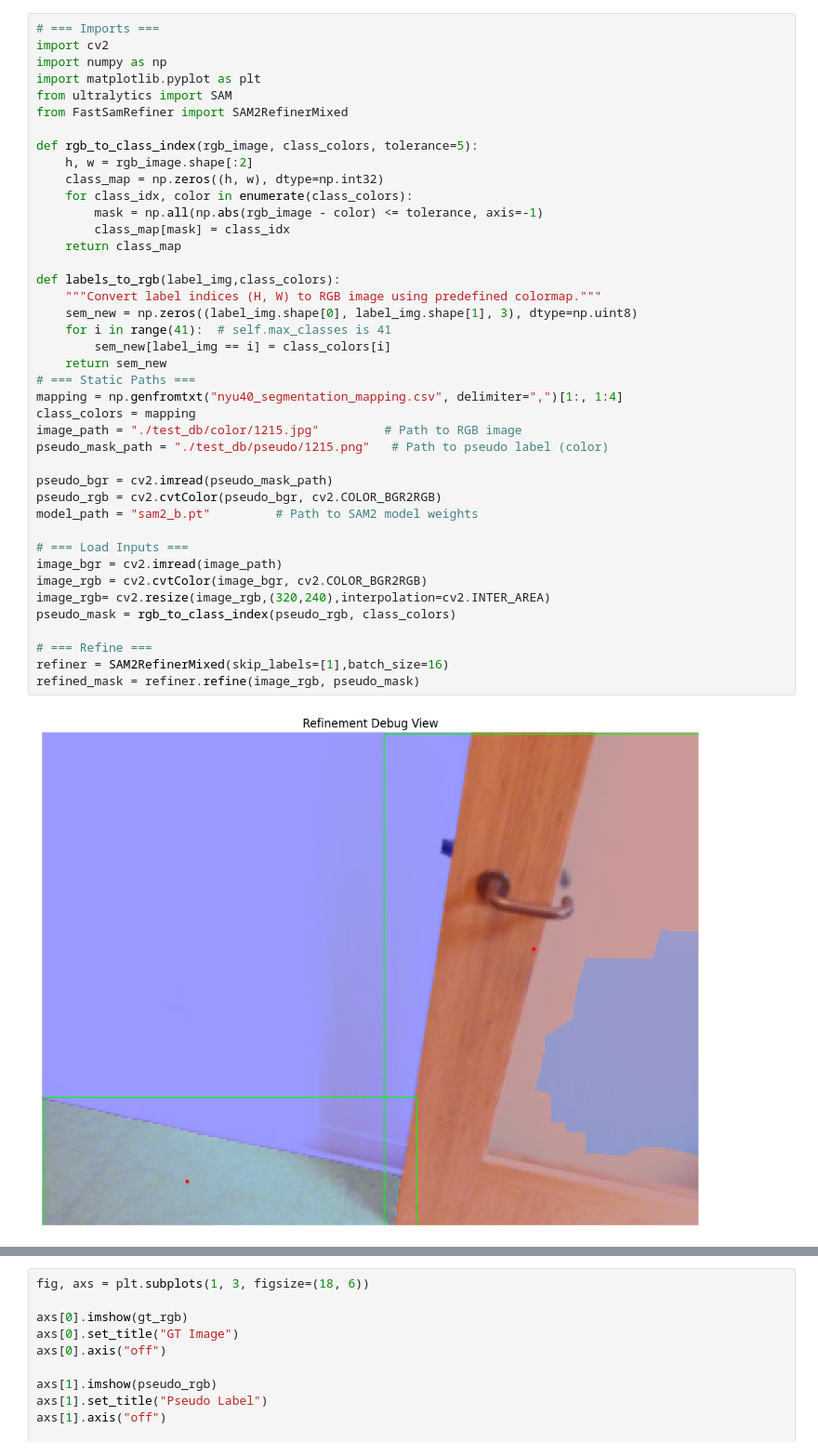
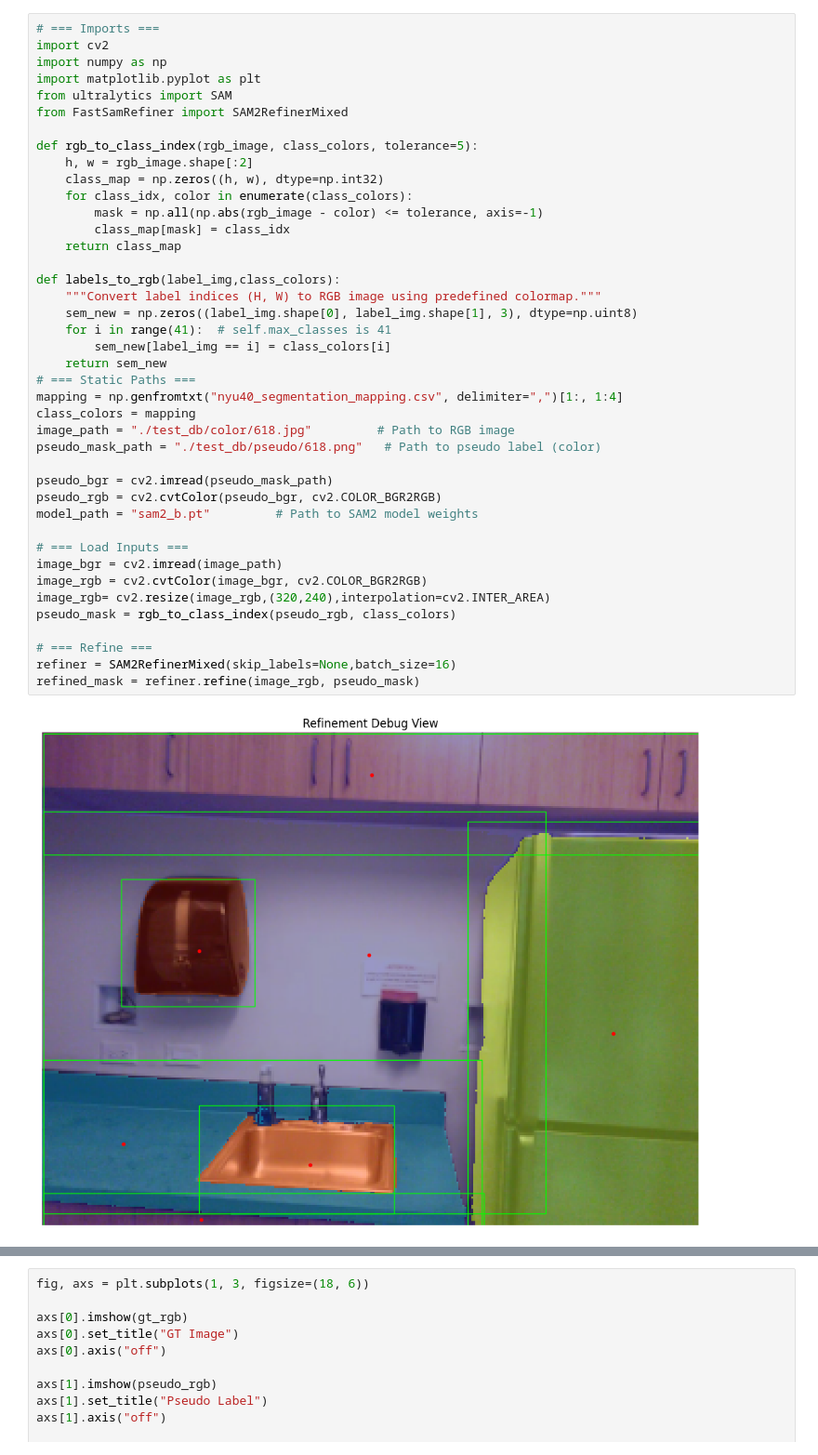
Before and after one commit to aislabunimi/domain.adaptation.3D, a Jupyter notebook: SamRefinement/main.ipynb, the cells around one changed output, grey strips where cells are left out. Shown: that part at 93% size. Cells and saved outputs as stored; diff of their text form.

Commit message:
FastRefiner update

```diff
--- a/SamRefinement/main.ipynb
+++ b/SamRefinement/main.ipynb
@@ -10,37 +10,37 @@ def rgb_to_class_index(rgb_image, class_colors, tolerance=5):
     h, w = rgb_image.shape[:2]
     class_map = np.zeros((h, w), dtype=np.int32)
     for class_idx, color in enumerate(class_colors):
         mask = np.all(np.abs(rgb_image - color) <= tolerance, axis=-1)
         class_map[mask] = class_idx
     return class_map
 
 def labels_to_rgb(label_img,class_colors):
     """Convert label indices (H, W) to RGB image using predefined colormap."""
     sem_new = np.zeros((label_img.shape[0], label_img.shape[1], 3), dtype=np.uint8)
     for i in range(41):  # self.max_classes is 41
         sem_new[label_img == i] = class_colors[i]
     return sem_new
 # === Static Paths ===
 mapping = np.genfromtxt("nyu40_segmentation_mapping.csv", delimiter=",")[1:, 1:4]
 class_colors = mapping
-image_path = "./test_db/color/1215.jpg"         # Path to RGB image
-pseudo_mask_path = "./test_db/pseudo/1215.png"   # Path to pseudo label (color)
+image_path = "./test_db/color/618.jpg"         # Path to RGB image
+pseudo_mask_path = "./test_db/pseudo/618.png"   # Path to pseudo label (color)
 
 pseudo_bgr = cv2.imread(pseudo_mask_path)
 pseudo_rgb = cv2.cvtColor(pseudo_bgr, cv2.COLOR_BGR2RGB)
 model_path = "sam2_b.pt"         # Path to SAM2 model weights
 
 # === Load Inputs ===
 image_bgr = cv2.imread(image_path)
 image_rgb = cv2.cvtColor(image_bgr, cv2.COLOR_BGR2RGB)
 image_rgb= cv2.resize(image_rgb,(320,240),interpolation=cv2.INTER_AREA)
 pseudo_mask = rgb_to_class_index(pseudo_rgb, class_colors)
 
 # === Refine ===
-refiner = SAM2RefinerMixed(skip_labels=[1],batch_size=16)
+refiner = SAM2RefinerMixed(skip_labels=None,batch_size=16)
 refined_mask = refiner.refine(image_rgb, pseudo_mask)
 # %% [output]
-[figure, old version]
+[figure, new version]
 # %%
 # === Display ===
 fig, axs = plt.subplots(1, 3, figsize=(18, 6))
```
Also changed, not shown: parts of 3 cells of this notebook, 2 other files.
